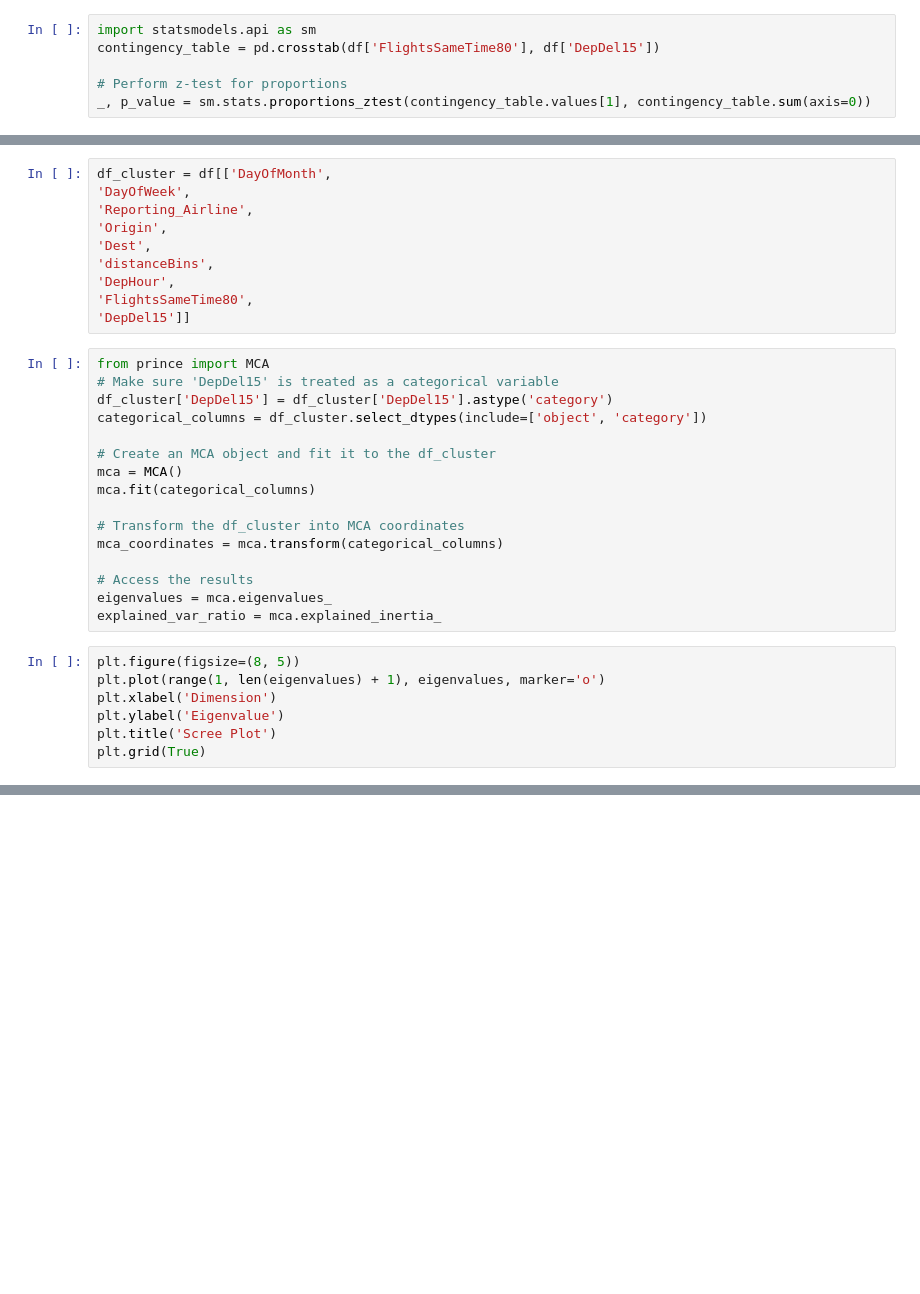
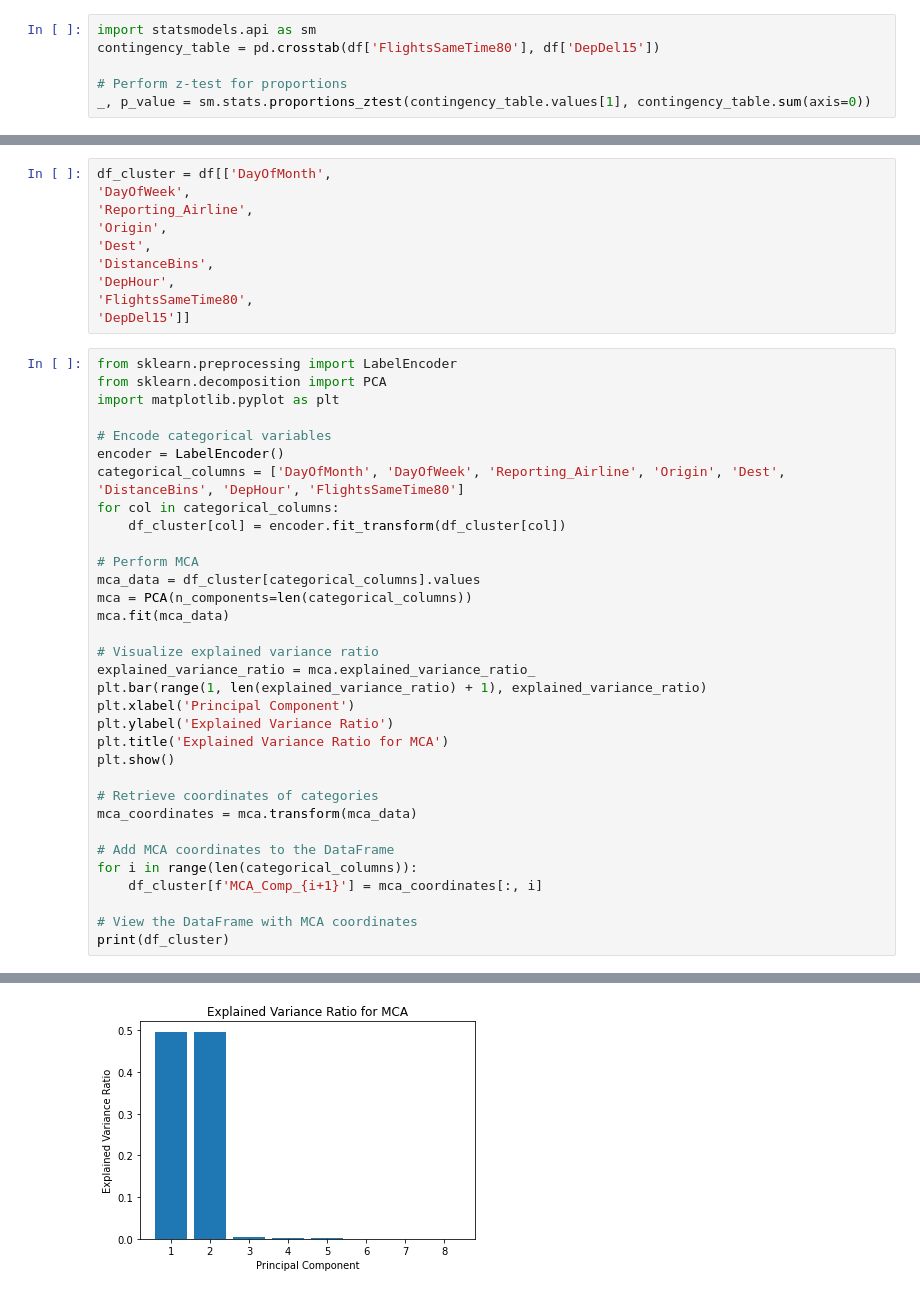
Before and after one commit to martinpimentel/flight-delay-predictions, a Jupyter notebook: clustering.ipynb, the cells around one changed output, grey strips where cells are left out. Drawn from its saved outputs; the diff is of its cells as text; blank space fills up the shorter version.

Commit message:
Principal Components introduced

```diff
--- a/clustering.ipynb
+++ b/clustering.ipynb
@@ -35,30 +77,41 @@ df_cluster = df[['DayOfMonth',
 'Reporting_Airline',
 'Origin',
 'Dest',
-'distanceBins',
+'DistanceBins',
 'DepHour',
 'FlightsSameTime80',
 'DepDel15']]
-# %%
-from prince import MCA
-# Make sure 'DepDel15' is treated as a categorical variable
-df_cluster['DepDel15'] = df_cluster['DepDel15'].astype('category')
-categorical_columns = df_cluster.select_dtypes(include=['object', 'category'])
-
-# Create an MCA object and fit it to the df_cluster
-mca = MCA()
-mca.fit(categorical_columns)
-
-# Transform the df_cluster into MCA coordinates
-mca_coordinates = mca.transform(categorical_columns)
-
-# Access the results
-eigenvalues = mca.eigenvalues_
-explained_var_ratio = mca.explained_inertia_
-# %%
-plt.figure(figsize=(8, 5))
-plt.plot(range(1, len(eigenvalues) + 1), eigenvalues, marker='o')
-plt.xlabel('Dimension')
-plt.ylabel('Eigenvalue')
-plt.title('Scree Plot')
-plt.grid(True)
+# %%
+from sklearn.preprocessing import LabelEncoder
+from sklearn.decomposition import PCA
+import matplotlib.pyplot as plt
+
+# Encode categorical variables
+encoder = LabelEncoder()
+categorical_columns = ['DayOfMonth', 'DayOfWeek', 'Reporting_Airline', 'Origin', 'Dest', 'DistanceBins', 'DepHour', 'FlightsSameTime80']
+for col in categorical_columns:
+    df_cluster[col] = encoder.fit_transform(df_cluster[col])
+
+# Perform MCA
+mca_data = df_cluster[categorical_columns].values
+mca = PCA(n_components=len(categorical_columns))
+mca.fit(mca_data)
+
+# Visualize explained variance ratio
+explained_variance_ratio = mca.explained_variance_ratio_
+plt.bar(range(1, len(explained_variance_ratio) + 1), explained_variance_ratio)
+plt.xlabel('Principal Component')
+plt.ylabel('Explained Variance Ratio')
+plt.title('Explained Variance Ratio for MCA')
+plt.show()
+
+# Retrieve coordinates of categories
+mca_coordinates = mca.transform(mca_data)
+
+# Add MCA coordinates to the DataFrame
+for i in range(len(categorical_columns)):
+    df_cluster[f'MCA_Comp_{i+1}'] = mca_coordinates[:, i]
+
+# View the DataFrame with MCA coordinates
+print(df_cluster)
+# %% [output]
@@ -64,0 +135 @@ plt.grid(True)
+[figure, added]
```
Also changed, not shown: parts of 6 cells of this notebook, 1 other file.
